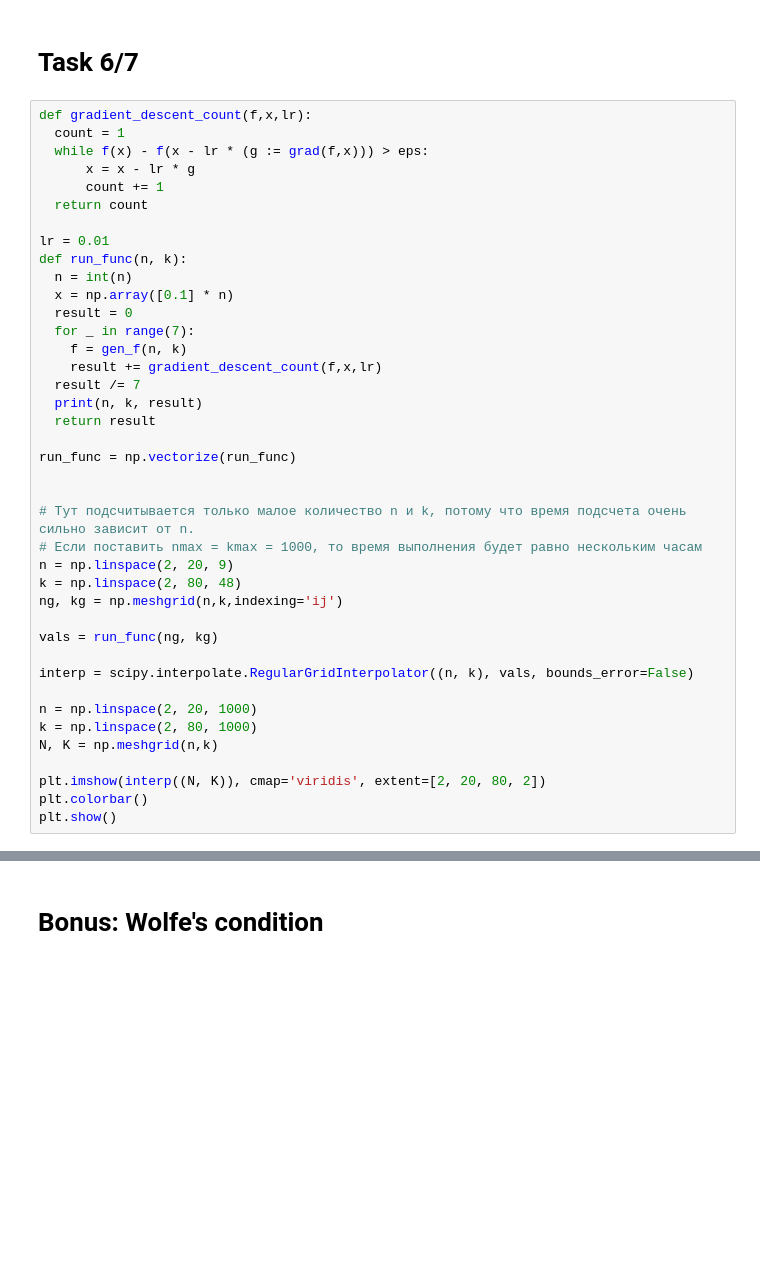
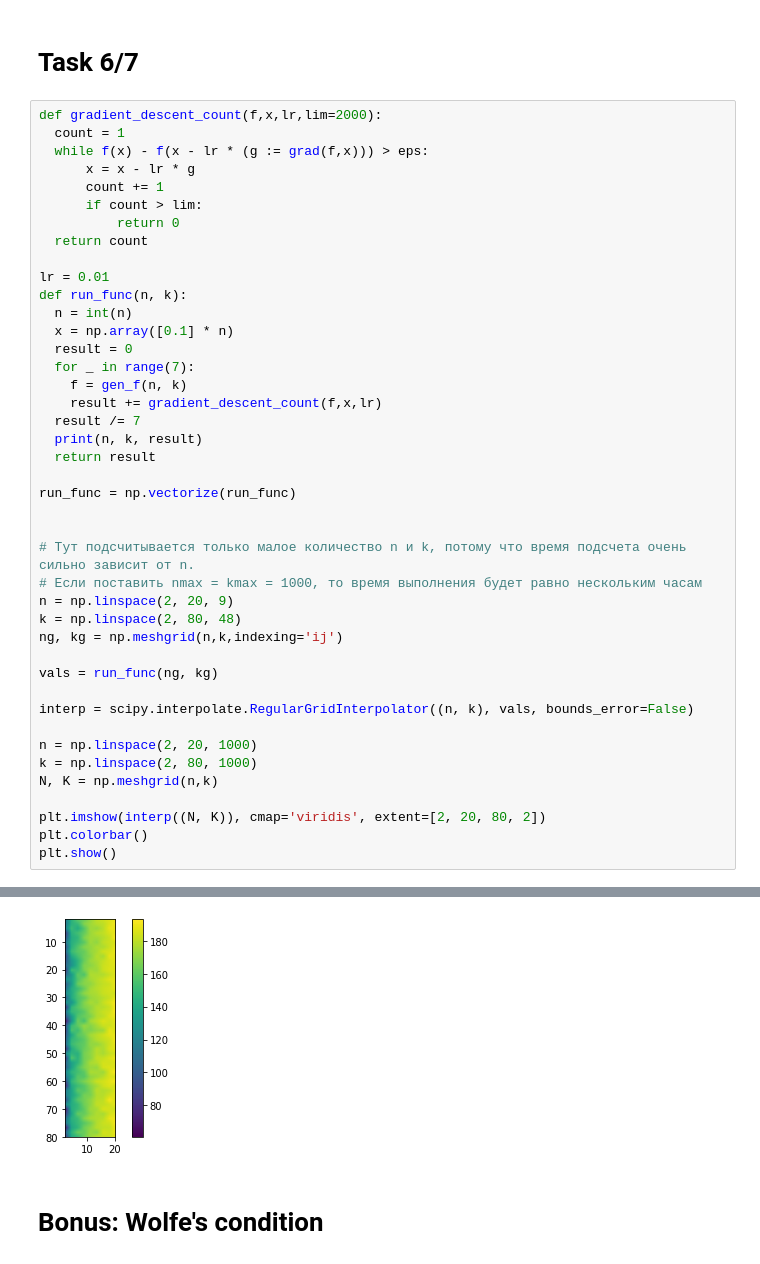
Before and after one commit to IWantToWorkInGoogle/MethodsOfOptimization, a Jupyter notebook: Lab1.ipynb, the cells around one changed output, grey strips where cells are left out. Drawn from its saved outputs; the diff is of its cells as text; blank space fills up the shorter version.

```diff
--- a/Lab1.ipynb
+++ b/Lab1.ipynb
@@ -606,11 +629,13 @@ ax.plot_surface(X,Y,f(np.stack((X,Y))))
 # %% [markdown]
 # Task 6/7
 # %%
-def gradient_descent_count(f,x,lr):
+def gradient_descent_count(f,x,lr,lim=2000):
   count = 1
   while f(x) - f(x - lr * (g := grad(f,x))) > eps:
       x = x - lr * g
       count += 1
+      if count > lim:
+          return 0
   return count
 
 lr = 0.01
@@ -645,3 +670,4 @@ N, K = np.meshgrid(n,k)
 plt.imshow(interp((N, K)), cmap='viridis', extent=[2, 20, 80, 2])
 plt.colorbar()
 plt.show()
+# %% [output]
@@ -648,3 +691,4 @@ plt.show()
+[figure, added]
 # %% [markdown]
 # Bonus: Wolfe's condition
 # %%
```
Also changed, not shown: parts of 16 cells of this notebook, 39 other files.
